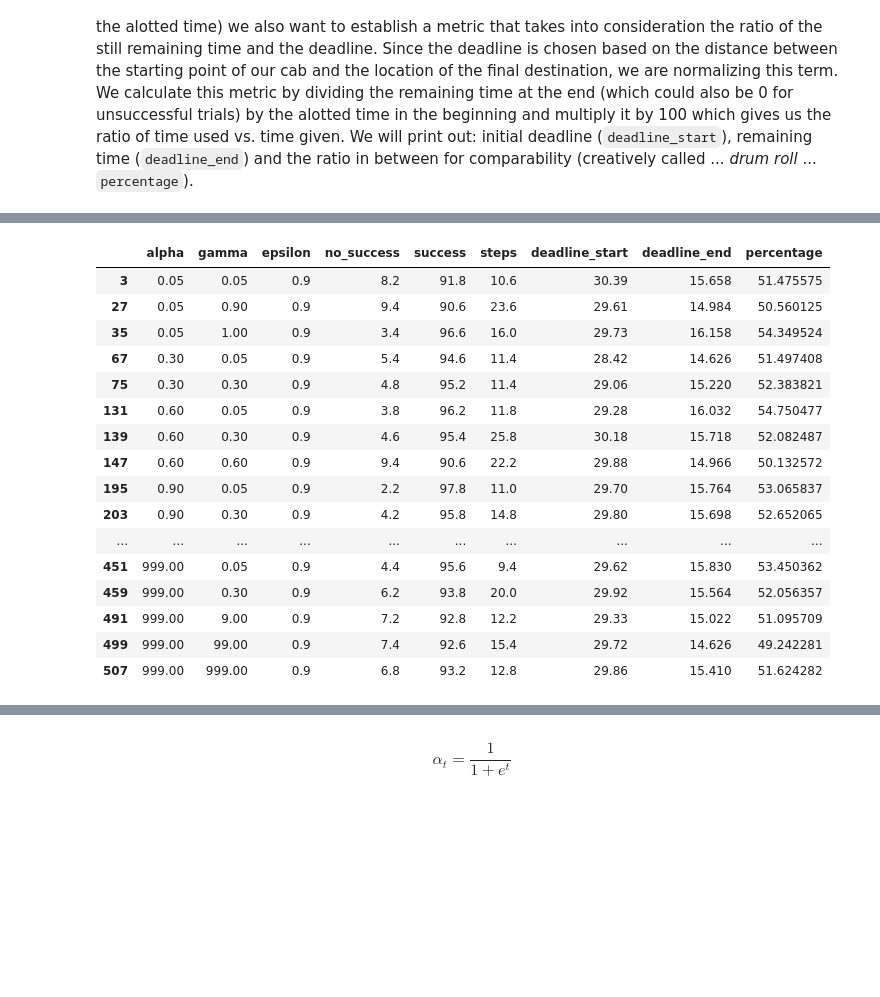
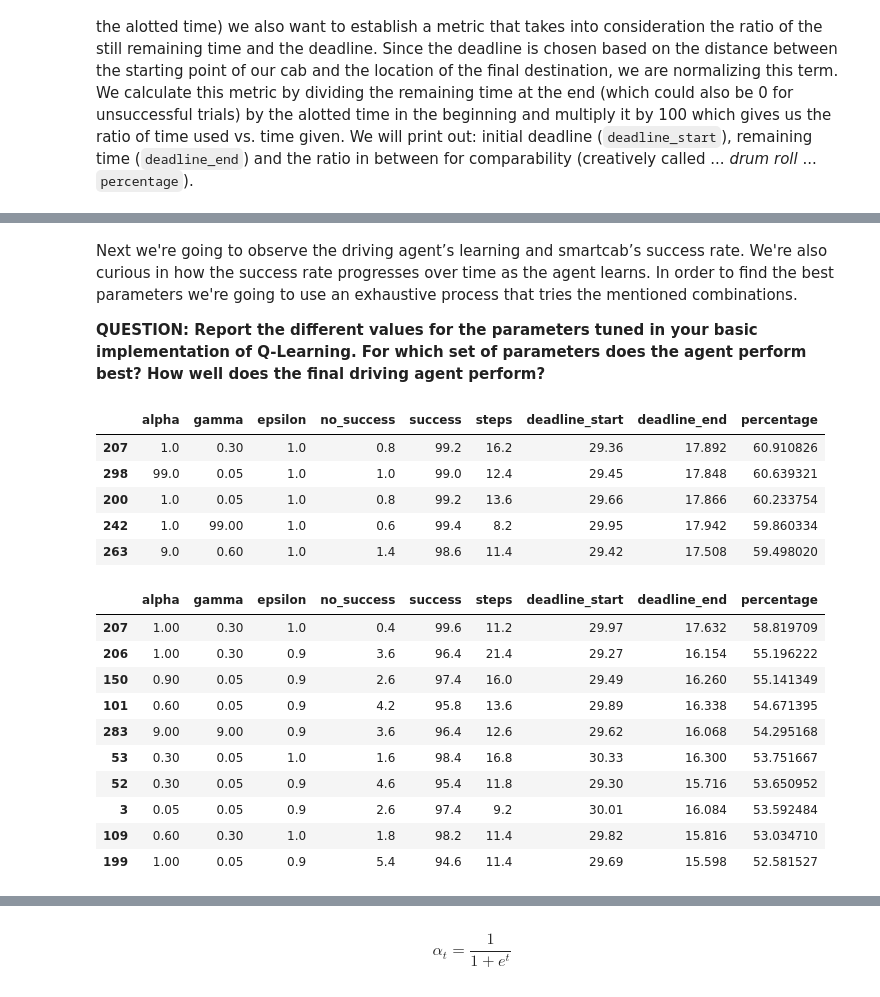
Before and after one commit to andirs/smartcab, a Jupyter notebook: SmartCabDocumentation.ipynb, the cells around one changed output, grey strips where cells are left out. Saved outputs shown, nothing was run; the diff lists cells and outputs as text; code cells hidden in the pictures; blank space fills up the shorter version.

```diff
--- a/SmartCabDocumentation.ipynb
+++ b/SmartCabDocumentation.ipynb
@@ -507,29 +479,37 @@ QUESTION: Does your agent get close to finding an optimal policy, i.e. reach the
+# %% [markdown]
+Next we're going to observe the driving agent’s learning and smartcab’s success rate. We're also curious in how the success rate progresses over time as the agent learns. In order to find the best parameters we're going to use an exhaustive process that tries the mentioned combinations.
+
+**QUESTION: Report the different values for the parameters tuned in your basic implementation of Q-Learning. For which set of parameters does the agent perform best? How well does the final driving agent perform?**
 # %%
-feature_comp = pd.read_csv('smartcab/data/feature_comparison_all_q_10_r_0.csv', sep = ';')
-feature_comp.sort_values(['percentage', 'steps', 'success'], ascending=[False, True, False]).head()
-feature_comp[(feature_comp['alpha'] == 9) & (feature_comp['gamma'] == 9)].sort_values(
-    ['percentage', 'steps', 'success'], ascending=[False, True, False])
-feature_comp[(feature_comp['success'] > 90) & (feature_comp['epsilon'] != 1.0)]
+fc_q0r0 = pd.read_csv('smartcab/data/feature_comparison_qinit0_rinit0.csv', sep = ';')
+fc_q0r0.sort_values(['percentage', 'steps', 'success'], ascending=[False, True, False]).head()
+#fc_q0r0[(fc_q0r0['alpha'] == 9) & (fc_q0r0['gamma'] == 9)].sort_values(
+    #['percentage', 'steps', 'success'], ascending=[False, True, False])
+#feature_comp[(feature_comp['success'] > 90) & (feature_comp['epsilon'] != 1.0)]
 #feature_comp[feature_comp['epsilon'] != 1.00].sort_values(
 #    ['percentage', 'steps', 'success'], ascending=[False, True, False])
 # %% [output]
 |  | alpha | gamma | epsilon | no_success | success | steps | deadline_start | deadline_end | percentage |
-| 3 | 0.05 | 0.05 | 0.9 | 8.2 | 91.8 | 10.6 | 30.39 | 15.658 | 51.475575 |
-| 27 | 0.05 | 0.90 | 0.9 | 9.4 | 90.6 | 23.6 | 29.61 | 14.984 | 50.560125 |
-| 35 | 0.05 | 1.00 | 0.9 | 3.4 | 96.6 | 16.0 | 29.73 | 16.158 | 54.349524 |
-| 67 | 0.30 | 0.05 | 0.9 | 5.4 | 94.6 | 11.4 | 28.42 | 14.626 | 51.497408 |
-| 75 | 0.30 | 0.30 | 0.9 | 4.8 | 95.2 | 11.4 | 29.06 | 15.220 | 52.383821 |
-| 131 | 0.60 | 0.05 | 0.9 | 3.8 | 96.2 | 11.8 | 29.28 | 16.032 | 54.750477 |
-| 139 | 0.60 | 0.30 | 0.9 | 4.6 | 95.4 | 25.8 | 30.18 | 15.718 | 52.082487 |
-| 147 | 0.60 | 0.60 | 0.9 | 9.4 | 90.6 | 22.2 | 29.88 | 14.966 | 50.132572 |
-| 195 | 0.90 | 0.05 | 0.9 | 2.2 | 97.8 | 11.0 | 29.70 | 15.764 | 53.065837 |
-| 203 | 0.90 | 0.30 | 0.9 | 4.2 | 95.8 | 14.8 | 29.80 | 15.698 | 52.652065 |
-| ... | ... | ... | ... | ... | ... | ... | ... | ... | ... |
-| 451 | 999.00 | 0.05 | 0.9 | 4.4 | 95.6 | 9.4 | 29.62 | 15.830 | 53.450362 |
-| 459 | 999.00 | 0.30 | 0.9 | 6.2 | 93.8 | 20.0 | 29.92 | 15.564 | 52.056357 |
-| 491 | 999.00 | 9.00 | 0.9 | 7.2 | 92.8 | 12.2 | 29.33 | 15.022 | 51.095709 |
-| 499 | 999.00 | 99.00 | 0.9 | 7.4 | 92.6 | 15.4 | 29.72 | 14.626 | 49.242281 |
-| 507 | 999.00 | 999.00 | 0.9 | 6.8 | 93.2 | 12.8 | 29.86 | 15.410 | 51.624282 |
+| 207 | 1.0 | 0.30 | 1.0 | 0.8 | 99.2 | 16.2 | 29.36 | 17.892 | 60.910826 |
+| 298 | 99.0 | 0.05 | 1.0 | 1.0 | 99.0 | 12.4 | 29.45 | 17.848 | 60.639321 |
+| 200 | 1.0 | 0.05 | 1.0 | 0.8 | 99.2 | 13.6 | 29.66 | 17.866 | 60.233754 |
+| 242 | 1.0 | 99.00 | 1.0 | 0.6 | 99.4 | 8.2 | 29.95 | 17.942 | 59.860334 |
+| 263 | 9.0 | 0.60 | 1.0 | 1.4 | 98.6 | 11.4 | 29.42 | 17.508 | 59.498020 |
+# %%
+fc_q0r1 = pd.read_csv('smartcab/data/feature_comparison_qinit0_rinit1.csv', sep = ';')
+fc_q0r1.sort_values(['percentage', 'steps', 'success'], ascending=[False, True, False]).head(n=10)
+# %% [output]
+|  | alpha | gamma | epsilon | no_success | success | steps | deadline_start | deadline_end | percentage |
+| 207 | 1.00 | 0.30 | 1.0 | 0.4 | 99.6 | 11.2 | 29.97 | 17.632 | 58.819709 |
+| 206 | 1.00 | 0.30 | 0.9 | 3.6 | 96.4 | 21.4 | 29.27 | 16.154 | 55.196222 |
+| 150 | 0.90 | 0.05 | 0.9 | 2.6 | 97.4 | 16.0 | 29.49 | 16.260 | 55.141349 |
+| 101 | 0.60 | 0.05 | 0.9 | 4.2 | 95.8 | 13.6 | 29.89 | 16.338 | 54.671395 |
+| 283 | 9.00 | 9.00 | 0.9 | 3.6 | 96.4 | 12.6 | 29.62 | 16.068 | 54.295168 |
+| 53 | 0.30 | 0.05 | 1.0 | 1.6 | 98.4 | 16.8 | 30.33 | 16.300 | 53.751667 |
+| 52 | 0.30 | 0.05 | 0.9 | 4.6 | 95.4 | 11.8 | 29.30 | 15.716 | 53.650952 |
+| 3 | 0.05 | 0.05 | 0.9 | 2.6 | 97.4 | 9.2 | 30.01 | 16.084 | 53.592484 |
+| 109 | 0.60 | 0.30 | 1.0 | 1.8 | 98.2 | 11.4 | 29.82 | 15.816 | 53.034710 |
+| 199 | 1.00 | 0.05 | 0.9 | 5.4 | 94.6 | 11.4 | 29.69 | 15.598 | 52.581527 |
 # %%
 def plot_ts(idx, filename):
     '''
```
Also changed, not shown: parts of 21 cells of this notebook, 38 other files.
